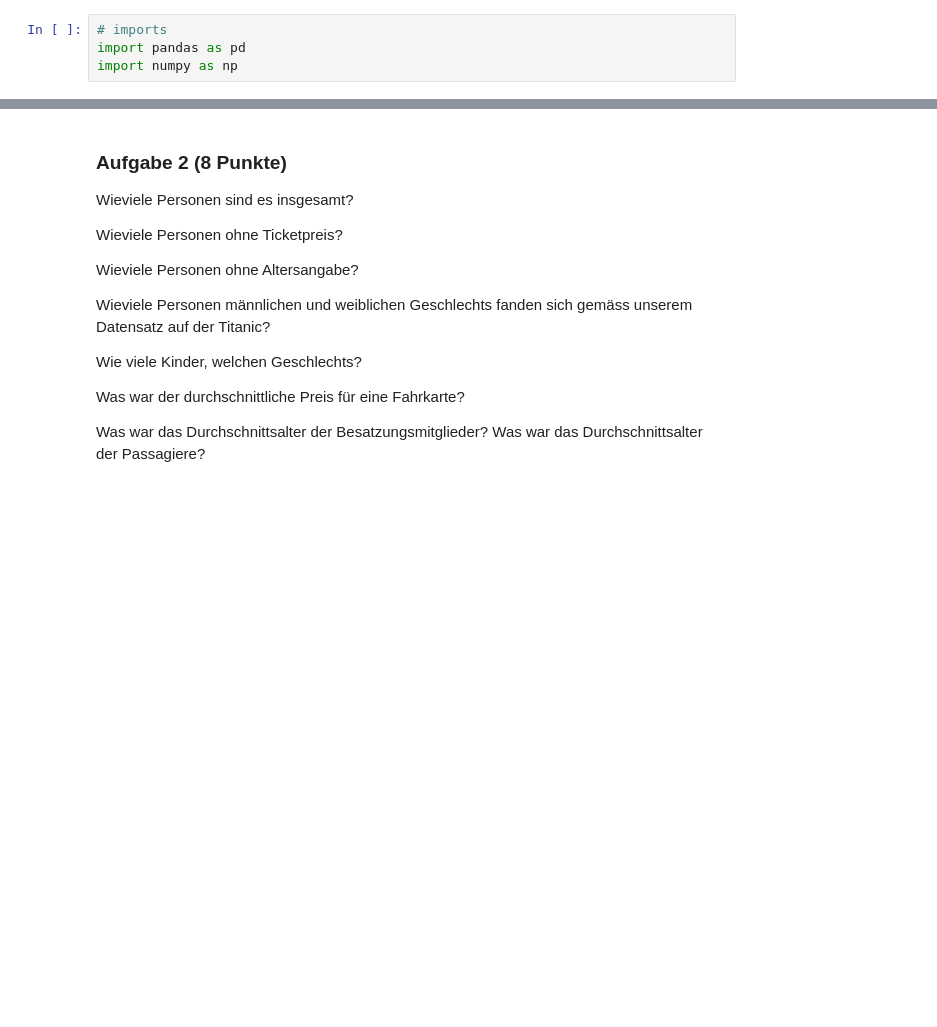
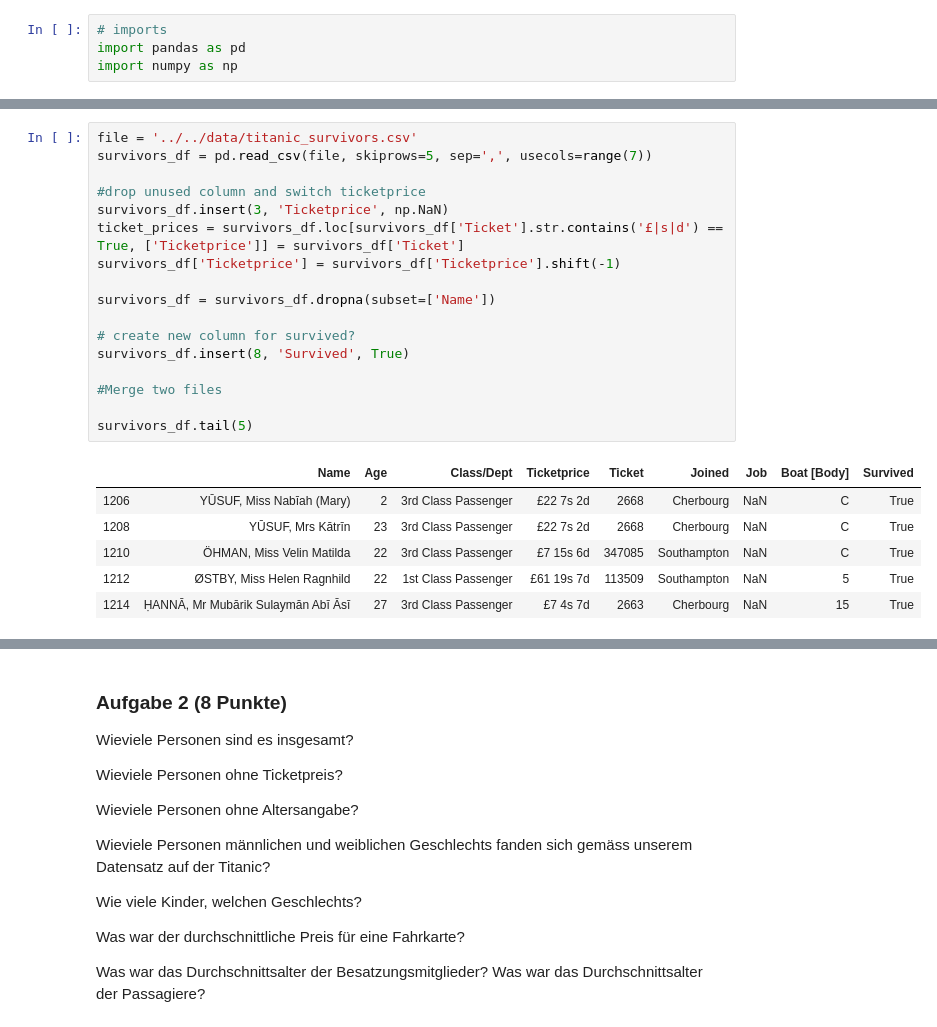
Before and after one commit to JuliaLauraMueller/dsp_hs2019, a Jupyter notebook: assignments/assignment11/exercise11.ipynb, the cells around one changed output, grey strips where cells are left out. Cells and saved outputs as stored; diff of their text form; blank space fills up the shorter version.

```diff
--- a/assignments/assignment11/exercise11.ipynb
+++ b/assignments/assignment11/exercise11.ipynb
@@ -57,0 +136,24 @@ import numpy as np
+# %%
+file = '../../data/titanic_survivors.csv'
+survivors_df = pd.read_csv(file, skiprows=5, sep=',', usecols=range(7))
+
+#drop unused column and switch ticketprice
+survivors_df.insert(3, 'Ticketprice', np.NaN)
+ticket_prices = survivors_df.loc[survivors_df['Ticket'].str.contains('£|s|d') == True, ['Ticketprice']] = survivors_df['Ticket']
+survivors_df['Ticketprice'] = survivors_df['Ticketprice'].shift(-1)
+
+survivors_df = survivors_df.dropna(subset=['Name'])
+
+# create new column for survived?
+survivors_df.insert(8, 'Survived', True)
+
+#Merge two files
+
+survivors_df.tail(5)
+# %% [output]
+|  | Name | Age | Class/Dept | Ticketprice | Ticket | Joined | Job | Boat [Body] | Survived |
+| 1206 | YŪSUF, Miss Nabīah (Mary) | 2 | 3rd Class Passenger | £22 7s 2d | 2668 | Cherbourg | NaN | C | True |
+| 1208 | YŪSUF, Mrs Kātrīn | 23 | 3rd Class Passenger | £22 7s 2d | 2668 | Cherbourg | NaN | C | True |
+| 1210 | ÖHMAN, Miss Velin Matilda | 22 | 3rd Class Passenger | £7 15s 6d | 347085 | Southampton | NaN | C | True |
+| 1212 | ØSTBY, Miss Helen Ragnhild | 22 | 1st Class Passenger | £61 19s 7d | 113509 | Southampton | NaN | 5 | True |
+| 1214 | ḤANNĀ, Mr Mubārik Sulaymān Abī Āsī | 27 | 3rd Class Passenger | £7 4s 7d | 2663 | Cherbourg | NaN | 15 | True |
```
Also changed, not shown: parts of 18 cells of this notebook, 1 other file.
